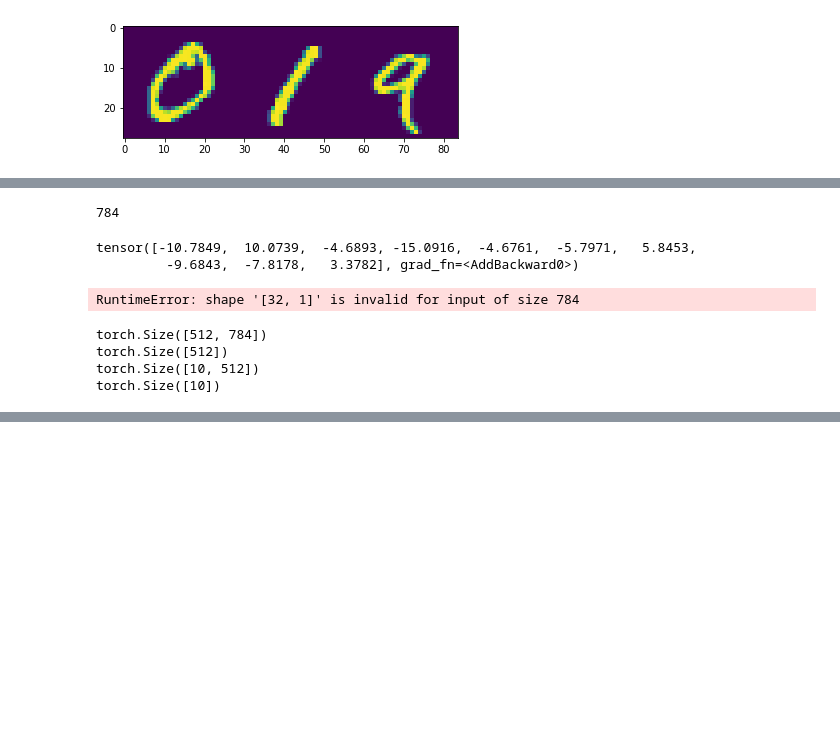
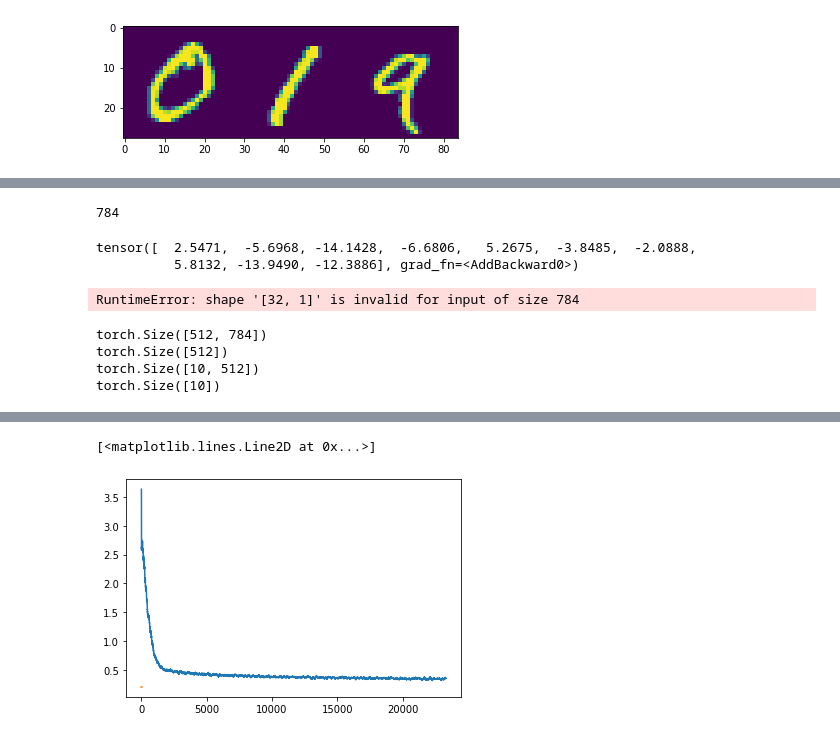
Before and after one commit to gerardsimons/hello-torch-world, a Jupyter notebook: notebooks/PyTorch #2 - MNIST.ipynb, the cells around one changed output, grey strips where cells are left out. Cells and saved outputs as stored; diff of their text form; code cells hidden in the pictures; blank space fills up the shorter version.

Commit message:
Minor changes to torch script #2 mnist

```diff
--- a/notebooks/PyTorch #2 - MNIST.ipynb
+++ b/notebooks/PyTorch #2 - MNIST.ipynb
@@ -151,9 +151,13 @@ Showing samples [0, 1, 9]
 in_size = ds.num_rows*ds.num_cols
 num_classes = 10
 print(in_size)
-width = 512
+width = 1024
 model = nn.Sequential(
     nn.Linear(in_size, width),
+    nn.Linear(width, width),
+    nn.Dropout(0.33),
+    nn.Linear(width, width),
+    nn.Dropout(0.33),
     nn.Linear(width, width),
     nn.Linear(width, num_classes),
 #     nn.Softmax(dim=-1) # Do not use this with the loss function down below!!!
@@ -162,57 +166,57 @@ model = nn.Sequential(
 model(ds[0][0])
 # %% [output]
 784
-tensor([-10.7849,  10.0739,  -4.6893, -15.0916,  -4.6761,  -5.7971,   5.8453,
-         -9.6843,  -7.8178,   3.3782], grad_fn=<AddBackward0>)
+tensor([  2.5471,  -5.6968, -14.1428,  -6.6806,   5.2675,  -3.8485,  -2.0888,
+          5.8132, -13.9490, -12.3886], grad_fn=<AddBackward0>)
-# %%
-
-model = nn.Sequential(
-    nn.Conv2d(1, 32, 3, 1),
-    nn.Conv2d(1, 32, 3, 1),
-    nn.MaxPool2d(3, 1)
-)
-
-model(torch.reshape(ds[0][0], [32, 1]))
-# %% [output]
-RuntimeError: shape '[32, 1]' is invalid for input of size 784
-# %%
-for x in list(model.parameters()):
-    print(x.shape)
-# %% [output]
-torch.Size([512, 784])
-torch.Size([512])
-torch.Size([10, 512])
-torch.Size([10])
+# %%
+model = nn.Sequential(
+    nn.Conv2d(1, 32, 3, 1),
+    nn.Conv2d(1, 32, 3, 1),
+    nn.MaxPool2d(3, 1)
+)
+
+model(torch.reshape(ds[0][0], [32, 1]))
+# %% [output]
+RuntimeError: shape '[32, 1]' is invalid for input of size 784
+# %%
+for x in list(model.parameters()):
+    print(x.shape)
+# %% [output]
+torch.Size([512, 784])
+torch.Size([512])
+torch.Size([10, 512])
+torch.Size([10])
 # %%
 from torch.optim.lr_scheduler import CyclicLR
 
 test_set =  MNISTDataset('../data/', 't10k')
 
+
+# 80 / 20 split
+train_size = int(len(ds) * 0.8)
+test_size = int(len(ds) * 0.2)
+train_set, val_set = torch.utils.data.random_split(ds, [train_size, test_size])
+
 def val_loss():
-    dl = DataLoader(test_set, shuffle=True, batch_size=128)
+    dl = DataLoader(val_set, shuffle=False, batch_size=128)
     losses = []
     for i, data in enumerate(dl):
         X, y = data
 
         y_pred = model(X)
-
         loss = criterion(y_pred, y)
 
-    #         print(i)
-
-    #         if i % 10:
         new_loss = loss.item()
-    #         print(new_loss)
         losses.append(new_loss)
 
     return np.mean(losses)
 
 # optimizer = torch.optim.SGD(model.parameters(), lr=1e-4, weight_decay=0.01)
-# scheduler = torch.optim.lr_scheduler.ReduceLROnPlateau(optimizer, 'min')
+scheduler = torch.optim.lr_scheduler.ReduceLROnPlateau(optimizer, 'min')
 
 # scheduler = CyclicLR(optimizer, 0.001, 1)
 # for lr in [0.001, 0.01, 0.1, 1, 10]:
-num_epochs = 10
+num_epochs = 50
 losses = []
 criterion = nn.CrossEntropyLoss()
 val_losses=[]
@@ -238,14 +242,10 @@ for ep in range(num_epochs):
 
         if i % 1000:
             new_loss = loss.item()
+            scheduler.step(new_loss)
             epoch_train_loss += new_loss
             losses.append(new_loss)
 
-#             epoch_val_loss += v_loss
-#             val_losses.append(v_loss)
-
-#                 print("loss=", new_loss)
-#                 print("total_loss=", total_loss)
 
     v_loss = val_loss()
     val_losses.append(v_loss)
@@ -282 +280,3 @@ Epoch #6
+[<matplotlib.lines.Line2D at 0x...>]
+[figure, added]
 # %%
```
Also changed, not shown: parts of 4 cells of this notebook.
